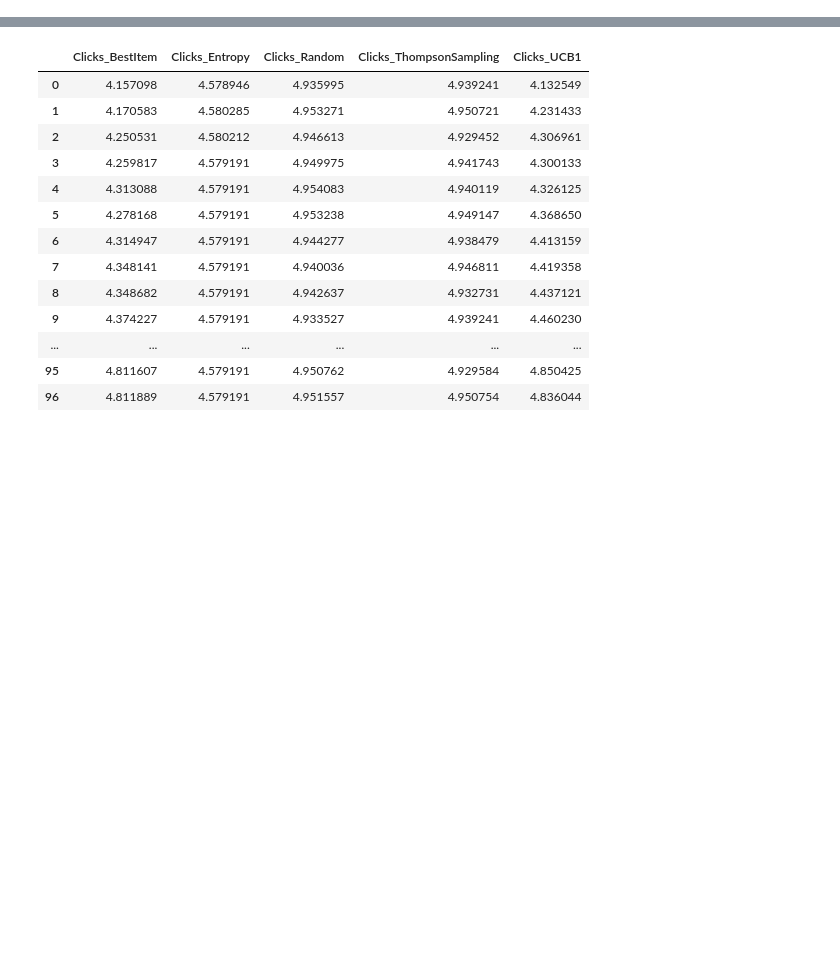
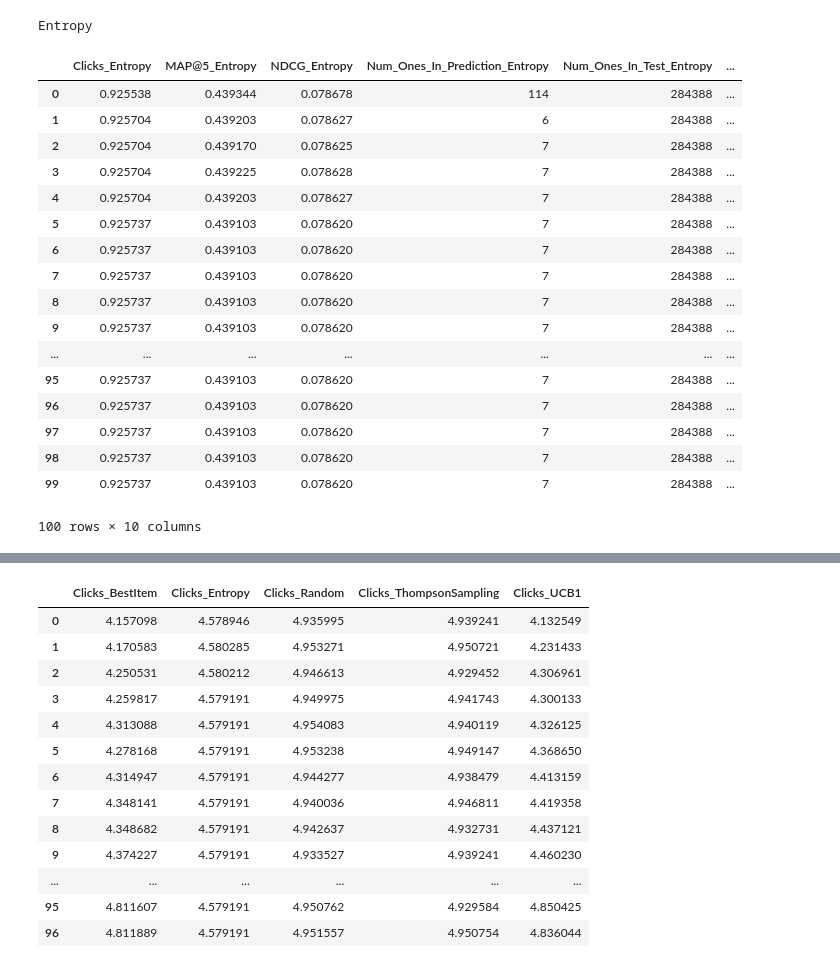
Before and after one commit to wuga214/Q-VAE-Recommendation, a Jupyter notebook: Kai Plot/Plot.ipynb, the cells around one changed output, grey strips where cells are left out. Cells and saved outputs as stored; diff of their text form; code cells hidden in the pictures; blank space fills up the shorter version.

```diff
--- a/Kai Plot/Plot.ipynb
+++ b/Kai Plot/Plot.ipynb
@@ -45,0 +70,23 @@ Random
+# %%
+Entropy = preprocess_df("Entropy_IFVAE_Latent_True_100steps_5items_per_step_per_user")
+Entropy
+# %% [output]
+Entropy
+|  | Clicks_Entropy | MAP@5_Entropy | NDCG_Entropy | Num_Ones_In_Prediction_Entropy | Num_Ones_In_Test_Entropy | ... |
+| 0 | 0.925538 | 0.439344 | 0.078678 | 114 | 284388 | ... |
+| 1 | 0.925704 | 0.439203 | 0.078627 | 6 | 284388 | ... |
+| 2 | 0.925704 | 0.439170 | 0.078625 | 7 | 284388 | ... |
+| 3 | 0.925704 | 0.439225 | 0.078628 | 7 | 284388 | ... |
+| 4 | 0.925704 | 0.439203 | 0.078627 | 7 | 284388 | ... |
+| 5 | 0.925737 | 0.439103 | 0.078620 | 7 | 284388 | ... |
+| 6 | 0.925737 | 0.439103 | 0.078620 | 7 | 284388 | ... |
+| 7 | 0.925737 | 0.439103 | 0.078620 | 7 | 284388 | ... |
+| 8 | 0.925737 | 0.439103 | 0.078620 | 7 | 284388 | ... |
+| 9 | 0.925737 | 0.439103 | 0.078620 | 7 | 284388 | ... |
+| ... | ... | ... | ... | ... | ... | ... |
+| 95 | 0.925737 | 0.439103 | 0.078620 | 7 | 284388 | ... |
+| 96 | 0.925737 | 0.439103 | 0.078620 | 7 | 284388 | ... |
+| 97 | 0.925737 | 0.439103 | 0.078620 | 7 | 284388 | ... |
+| 98 | 0.925737 | 0.439103 | 0.078620 | 7 | 284388 | ... |
+| 99 | 0.925737 | 0.439103 | 0.078620 | 7 | 284388 | ... |
+100 rows × 10 columns
```
Also changed, not shown: parts of 10 cells of this notebook, 41 other files.
